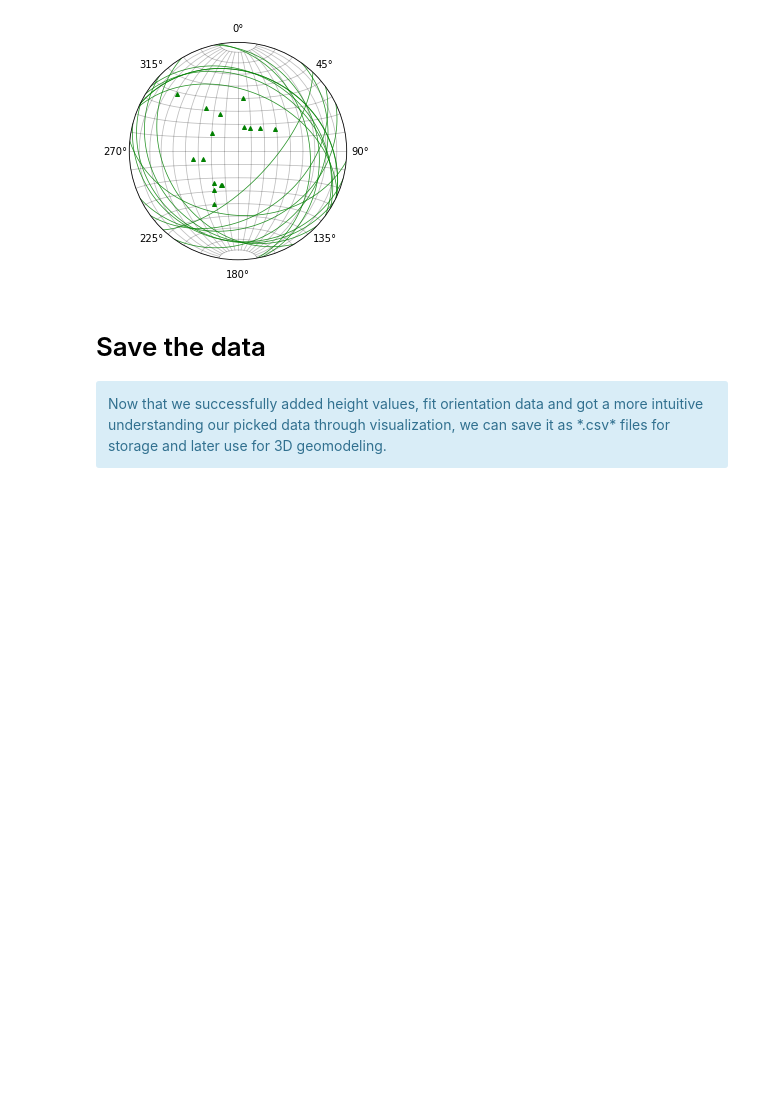
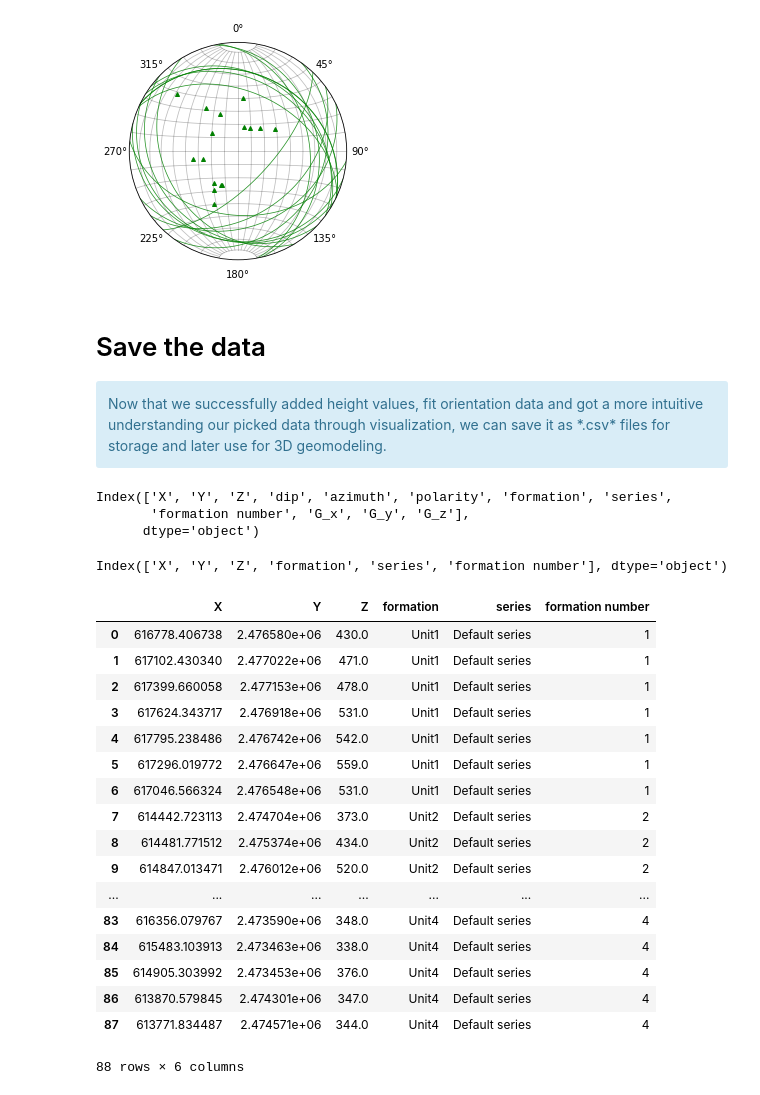
Before and after one commit to cgre-aachen/remote-geomod, a Jupyter notebook: notebooks/02_data_processing.ipynb, the cells around one changed output. Saved outputs shown, nothing was run; the diff lists cells and outputs as text; code cells hidden in the pictures; blank space fills up the shorter version.

```diff
--- a/notebooks/02_data_processing.ipynb
+++ b/notebooks/02_data_processing.ipynb
@@ -206,6 +197,37 @@ ax.grid(True, color="black", alpha=0.25)
 <div class="alert alert-info">
 Now that we successfully added height values, fit orientation data and got a more intuitive understanding our picked data through visualization, we can save it as *.csv* files for storage and later use for 3D geomodeling.
 </div>
+# %%
+foliations.columns
+# %% [output]
+Index(['X', 'Y', 'Z', 'dip', 'azimuth', 'polarity', 'formation', 'series',
+       'formation number', 'G_x', 'G_y', 'G_z'],
+      dtype='object')
+# %%
+interfaces.columns
+# %% [output]
+Index(['X', 'Y', 'Z', 'formation', 'series', 'formation number'], dtype='object')
+# %%
+interfaces
+# %% [output]
+|  | X | Y | Z | formation | series | formation number |
+| 0 | 616778.406738 | 2.476580e+06 | 430.0 | Unit1 | Default series | 1 |
+| 1 | 617102.430340 | 2.477022e+06 | 471.0 | Unit1 | Default series | 1 |
+| 2 | 617399.660058 | 2.477153e+06 | 478.0 | Unit1 | Default series | 1 |
+| 3 | 617624.343717 | 2.476918e+06 | 531.0 | Unit1 | Default series | 1 |
+| 4 | 617795.238486 | 2.476742e+06 | 542.0 | Unit1 | Default series | 1 |
+| 5 | 617296.019772 | 2.476647e+06 | 559.0 | Unit1 | Default series | 1 |
+| 6 | 617046.566324 | 2.476548e+06 | 531.0 | Unit1 | Default series | 1 |
+| 7 | 614442.723113 | 2.474704e+06 | 373.0 | Unit2 | Default series | 2 |
+| 8 | 614481.771512 | 2.475374e+06 | 434.0 | Unit2 | Default series | 2 |
+| 9 | 614847.013471 | 2.476012e+06 | 520.0 | Unit2 | Default series | 2 |
+| ... | ... | ... | ... | ... | ... | ... |
+| 83 | 616356.079767 | 2.473590e+06 | 348.0 | Unit4 | Default series | 4 |
+| 84 | 615483.103913 | 2.473463e+06 | 338.0 | Unit4 | Default series | 4 |
+| 85 | 614905.303992 | 2.473453e+06 | 376.0 | Unit4 | Default series | 4 |
+| 86 | 613870.579845 | 2.474301e+06 | 347.0 | Unit4 | Default series | 4 |
+| 87 | 613771.834487 | 2.474571e+06 | 344.0 | Unit4 | Default series | 4 |
+88 rows × 6 columns
 # %%
 interfaces.to_csv("../data/gempy_interfaces.csv", index=False)
 foliations.to_csv("../data/gempy_foliations.csv", index=False)
```
Also changed, not shown: parts of 4 cells of this notebook, 4 other files.
